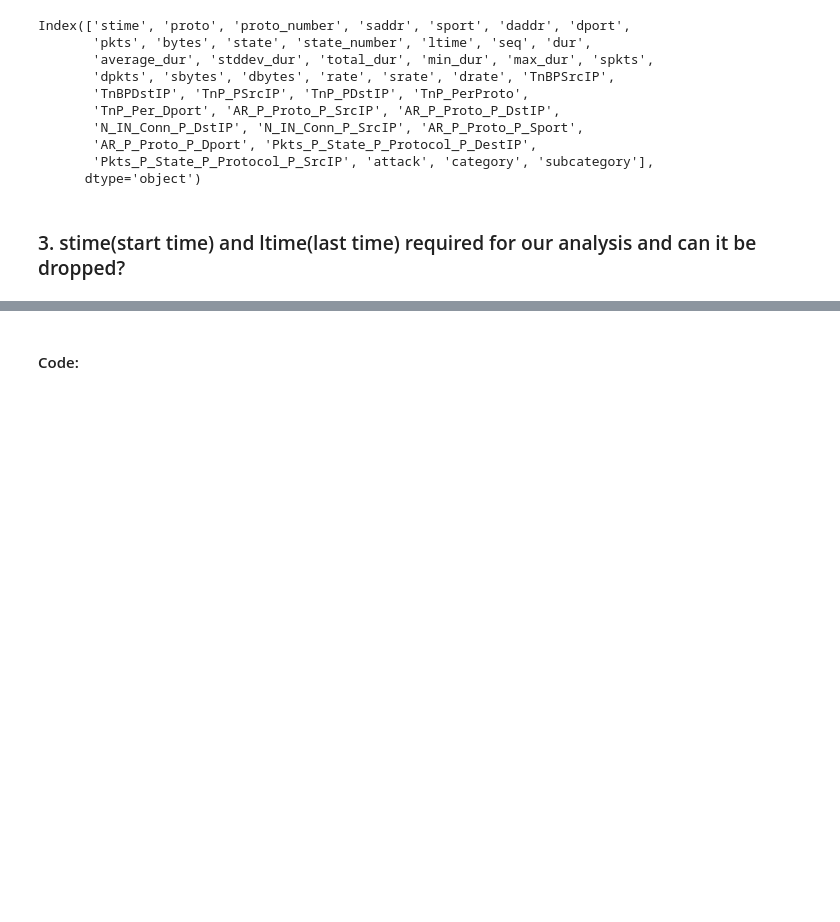
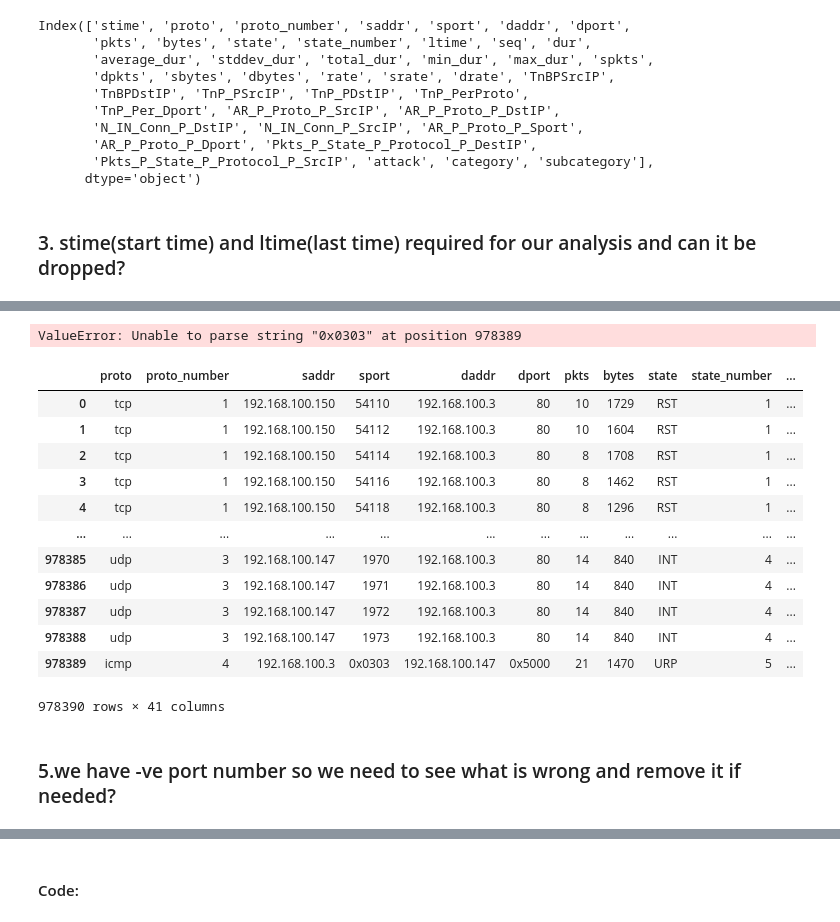
Before and after one commit to Siddharth1698/Analysis-of-DDoS-attack-from-Botnet-devices-using-Machine-Learning-Classifiers, a Jupyter notebook: Data Wrangling and Analysis.ipynb, the cells around one changed output, grey strips where cells are left out. Cells and saved outputs as stored; diff of their text form; code cells hidden in the pictures; blank space fills up the shorter version.

```diff
--- a/Data Wrangling and Analysis.ipynb
+++ b/Data Wrangling and Analysis.ipynb
@@ -462,0 +465,2 @@ Start time is the time at which the machine started recording the packet transfe
+# %%
+df.drop(['stime', 'ltime'], axis=1, inplace=True)
@@ -462,0 +509,26 @@ Start time is the time at which the machine started recording the packet transfe
+# %%
+df["sport"] = df["sport"].astype(str)
+df["dport"] = df["dport"].astype(str)
+# %%
+df["sport"] = pd.to_numeric(df['sport'])
+df["dport"] = pd.to_numeric(df['dport'])
+# %% [output]
+ValueError: Unable to parse string "0x0303" at position 978389
+# %%
+df.iloc[:978390]
+# %% [output]
+|  | proto | proto_number | saddr | sport | daddr | dport | pkts | bytes | state | state_number | ... |
+| 0 | tcp | 1 | 192.168.100.150 | 54110 | 192.168.100.3 | 80 | 10 | 1729 | RST | 1 | ... |
+| 1 | tcp | 1 | 192.168.100.150 | 54112 | 192.168.100.3 | 80 | 10 | 1604 | RST | 1 | ... |
+| 2 | tcp | 1 | 192.168.100.150 | 54114 | 192.168.100.3 | 80 | 8 | 1708 | RST | 1 | ... |
+| 3 | tcp | 1 | 192.168.100.150 | 54116 | 192.168.100.3 | 80 | 8 | 1462 | RST | 1 | ... |
+| 4 | tcp | 1 | 192.168.100.150 | 54118 | 192.168.100.3 | 80 | 8 | 1296 | RST | 1 | ... |
+| ... | ... | ... | ... | ... | ... | ... | ... | ... | ... | ... | ... |
+| 978385 | udp | 3 | 192.168.100.147 | 1970 | 192.168.100.3 | 80 | 14 | 840 | INT | 4 | ... |
+| 978386 | udp | 3 | 192.168.100.147 | 1971 | 192.168.100.3 | 80 | 14 | 840 | INT | 4 | ... |
+| 978387 | udp | 3 | 192.168.100.147 | 1972 | 192.168.100.3 | 80 | 14 | 840 | INT | 4 | ... |
+| 978388 | udp | 3 | 192.168.100.147 | 1973 | 192.168.100.3 | 80 | 14 | 840 | INT | 4 | ... |
+| 978389 | icmp | 4 | 192.168.100.3 | 0x0303 | 192.168.100.147 | 0x5000 | 21 | 1470 | URP | 5 | ... |
+978390 rows × 41 columns
+# %% [markdown]
+### 5.we have -ve port number so we need to see what is wrong and remove it if needed?
```
Also changed, not shown: parts of 12 cells of this notebook.
